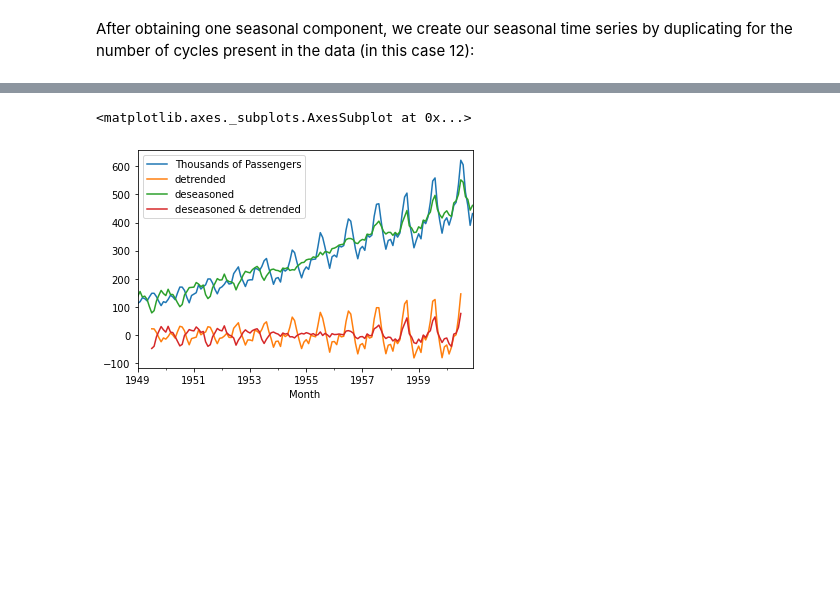
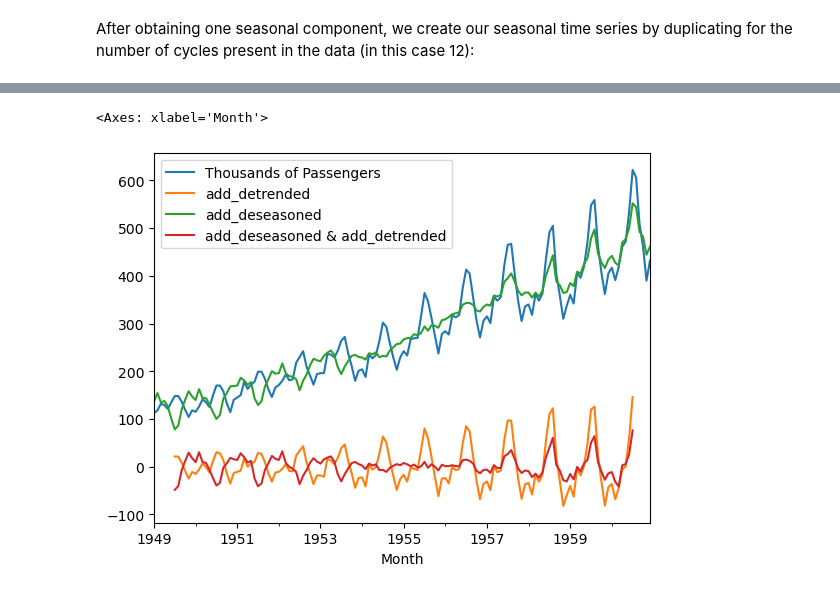
Before and after one commit to Streaming-Data-Analytics/Courseware, a Jupyter notebook: Streaming Data Science/Time-Series Analytics/TSA_04b_RemovingSeasonality.ipynb, the cells around one changed output, grey strips where cells are left out. Saved outputs shown, nothing was run; the diff lists cells and outputs as text; code cells hidden in the pictures; blank space fills up the shorter version.

```diff
--- a/Streaming Data Science/Time-Series Analytics/TSA_04b_RemovingSeasonality.ipynb
+++ b/Streaming Data Science/Time-Series Analytics/TSA_04b_RemovingSeasonality.ipynb
@@ -30,3 +32,3 @@ plt.show()
 # %%
-data_set['detrended'] = data_set['Thousands of Passengers']-data_set['centred-MA']
+data_set['add_detrended'] = data_set['Thousands of Passengers']-data_set['centred-MA']
 # %%
@@ -44,8 +46,8 @@ plt.show()
 # %% [markdown]
 Once we obtain the detrended time series, we group the data by the month of the year (moy) and compute the mean:
 # %%
-subsequence = data_set[["detrended","moy"]].groupby(["moy"]).mean()
-subsequence.rename(columns={"detrended": "season"},inplace=True)
+subsequence = data_set[["add_detrended","moy"]].groupby(["moy"]).mean()
+subsequence.rename(columns={"add_detrended": "add_season"},inplace=True)
 # %%
 ax = subsequence.plot()
 ax.set_ylim([-75,150])
@@ -55,7 +57,7 @@ plt.show()
 # %%
 mean = subsequence.mean()
 # %%
-subsequence["season"] = subsequence["season"]-float(mean)
+subsequence["add_season"] = subsequence["add_season"]-float(mean)
 # %% [markdown]
 After obtaining one seasonal component, we create our seasonal time series by duplicating for the number of cycles present in the data (in this case 12):
 # %%
@@ -71,9 +73,9 @@ seasonal_component["season"].plot()
 # %%
-data_set['deseasoned'] = data_set['Thousands of Passengers'].values - seasonal_component["season"].values
-data_set['deseasoned & detrended'] = data_set['detrended'].values - seasonal_component["season"].values
+data_set['add_deseasoned'] = data_set['Thousands of Passengers'].values - seasonal_component["add_season"].values
+data_set['add_deseasoned & add_detrended'] = data_set['add_detrended'].values - seasonal_component["add_season"].values
 # %%
-data_set[["Thousands of Passengers","detrended",'deseasoned','deseasoned & detrended']].plot()
+data_set[["Thousands of Passengers","add_detrended",'add_deseasoned','add_deseasoned & add_detrended']].plot()
 # %% [output]
-<matplotlib.axes._subplots.AxesSubplot at 0x...>
+<Axes: xlabel='Month'>
-[figure, old version]
+[figure, new version]
 # %%
```
Also changed, not shown: parts of 24 cells of this notebook, 3 other files.
